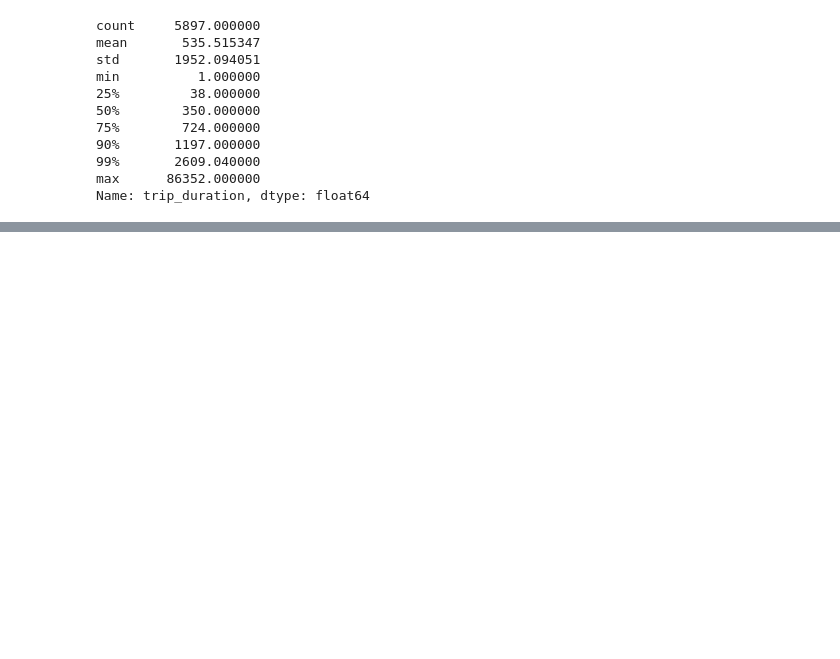
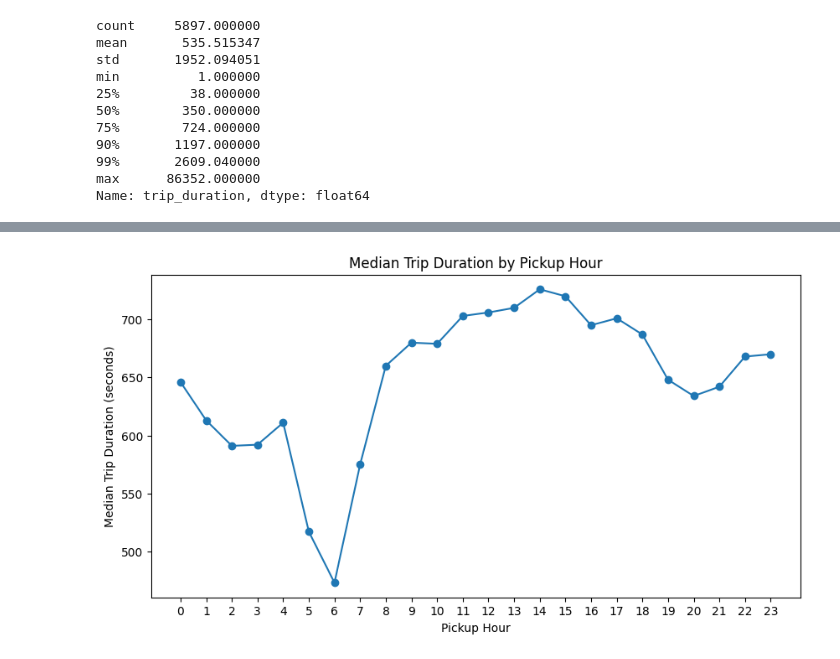
Before and after one commit to claricemottet/kaggle_NYC_taxi_times, a Jupyter notebook: exploratory_notebooks/data_exploration.ipynb, the cells around one changed output, grey strips where cells are left out. Cells and saved outputs as stored; diff of their text form; code cells hidden in the pictures; blank space fills up the shorter version.

```diff
--- a/exploratory_notebooks/data_exploration.ipynb
+++ b/exploratory_notebooks/data_exploration.ipynb
@@ -571,0 +646,22 @@ Name: trip_duration, dtype: float64
+# %%
+median_duration_by_hour = (
+    df_train.groupby("hour_pickup_datetime")["trip_duration"]
+    .median()
+)
+
+plt.figure(figsize=(10, 5))
+
+plt.plot(
+    median_duration_by_hour.index,
+    median_duration_by_hour.values,
+    marker="o"
+)
+
+plt.xticks(range(24))
+plt.xlabel("Pickup Hour")
+plt.ylabel("Median Trip Duration (seconds)")
+plt.title("Median Trip Duration by Pickup Hour")
+
+plt.show()
+# %% [output]
+[figure, added]
```
Also changed, not shown: parts of 7 cells of this notebook, 1 other file.
